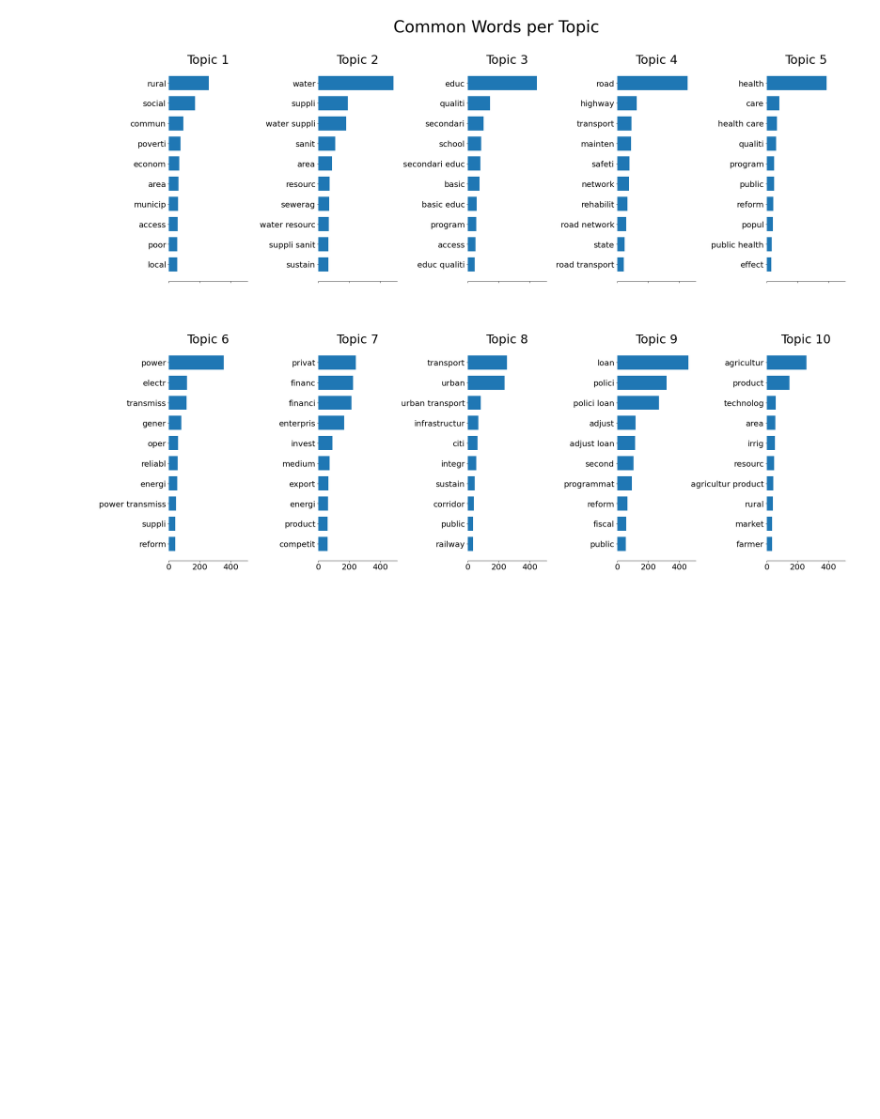
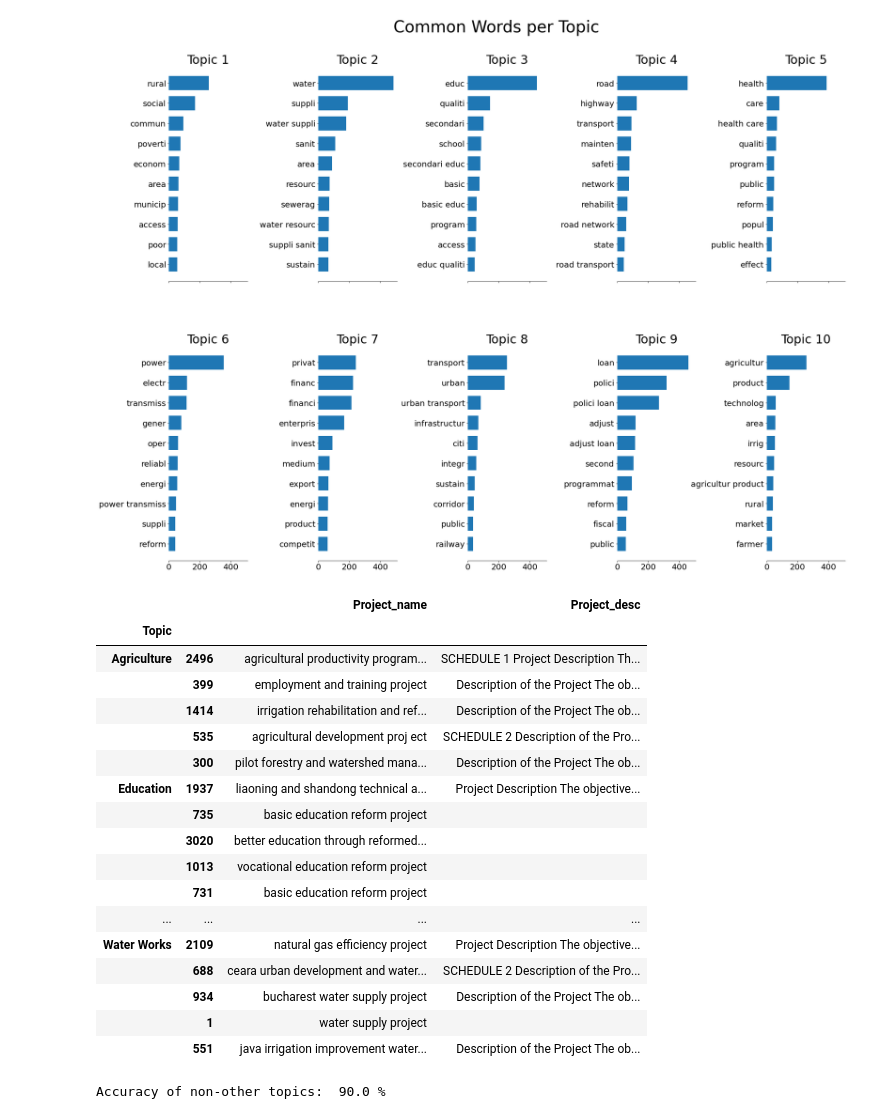
Before and after one commit to noahschoem/amethyst-erdos-may-2021, a Jupyter notebook: notebooks/Project Classifier.ipynb, the cells around one changed output. Drawn from its saved outputs; the diff is of its cells as text; code cells hidden in the pictures; blank space fills up the shorter version.

Commit message:
Added accuracy of Project Classification

```diff
--- a/notebooks/Project Classifier.ipynb
+++ b/notebooks/Project Classifier.ipynb
@@ -274,3 +274,34 @@ Extracted_DF=Extracted_DF.replace({'Topic':Topics_Dict})
 Export_DF=Extracted_DF.drop(['Topic_NMF','Score_NMF','Stemmed'],axis=1)
 # %%
 Export_DF.to_csv('../data/Extracted_Attributes_LoanUSD_Country_Topics.csv')
+# %%
+Sample_DF=Extracted_DF[['Topic','Project_name','Project_desc']][Extracted_DF.Project_name!=''].groupby('Topic').apply(lambda x: x.sample(5,random_state=444))[['Project_name','Project_desc']]
+# %%
+with pd.option_context('display.max_colwidth', -1):
+   display(Sample_DF)
+# %% [output]
+|  |  | Project_name | Project_desc |
+| Topic |  |  |  |
+| Agriculture | 2496 | agricultural productivity program... | SCHEDULE 1 Project Description Th... |
+|  | 399 | employment and training project | Description of the Project The ob... |
+|  | 1414 | irrigation rehabilitation and ref... | Description of the Project The ob... |
+|  | 535 | agricultural development proj ect | SCHEDULE 2 Description of the Pro... |
+|  | 300 | pilot forestry and watershed mana... | Description of the Project The ob... |
+| Education | 1937 | liaoning and shandong technical a... | Project Description The objective... |
+|  | 735 | basic education reform project |  |
+|  | 3020 | better education through reformed... |  |
+|  | 1013 | vocational education reform project |  |
+|  | 731 | basic education reform project |  |
+| ... | ... | ... | ... |
+| Water Works | 2109 | natural gas efficiency project | Project Description The objective... |
+|  | 688 | ceara urban development and water... | SCHEDULE 2 Description of the Pro... |
+|  | 934 | bucharest water supply project | Description of the Project The ob... |
+|  | 1 | water supply project |  |
+|  | 551 | java irrigation improvement water... | Description of the Project The ob... |
+# %%
+#Measure the accuracy by manually counting how many mismatches we see:
+total=5*10
+mismatch=5
+print('Accuracy of non-other topics: ', (1-mismatch/total)*100, '%')
+# %% [output]
+Accuracy of non-other topics:  90.0 %
```
Also changed, not shown: 1 other file.
